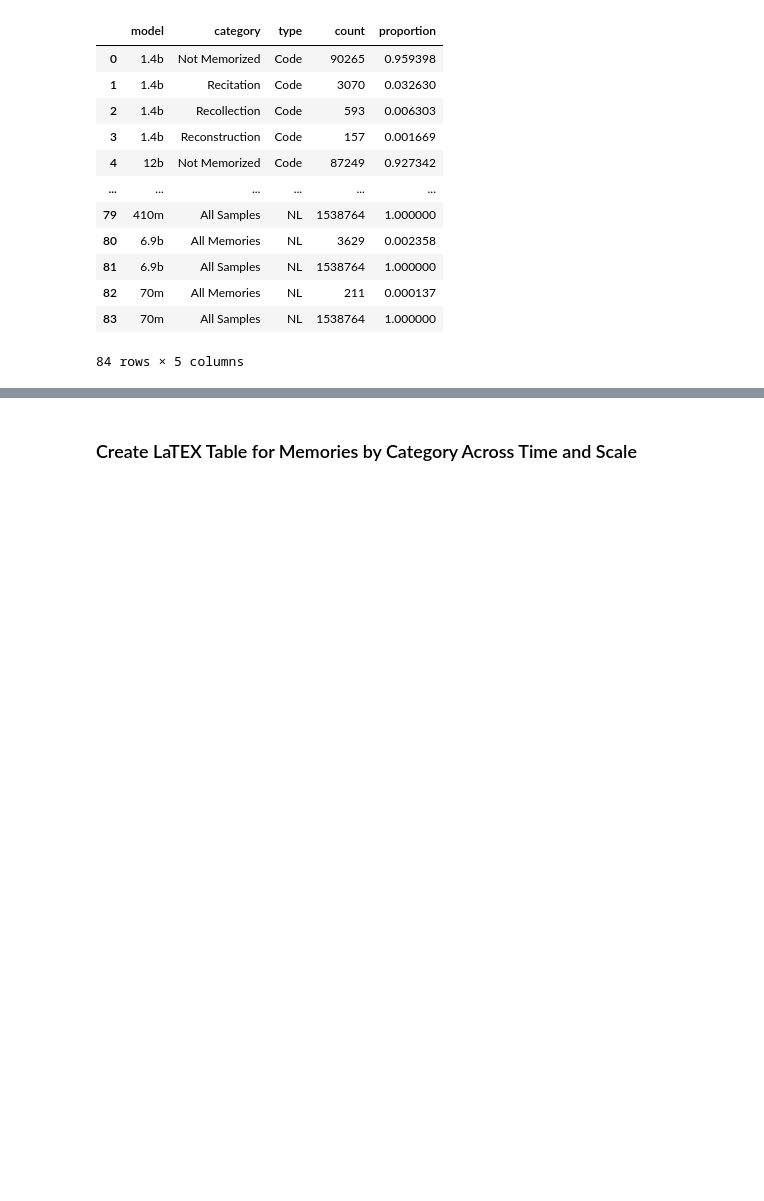
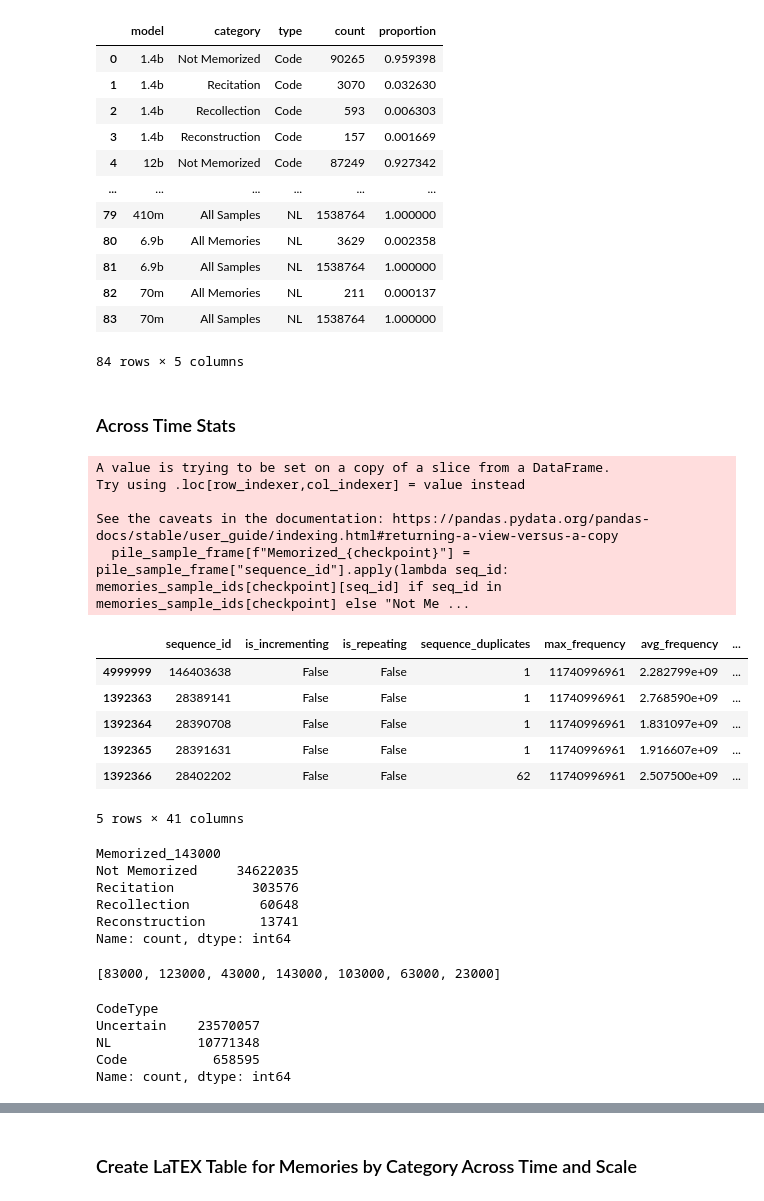
Before and after one commit to EleutherAI/semantic-memorization, a Jupyter notebook: working_dirs/kyle/results_analysis/results_analysis.ipynb, the cells around one changed output, grey strips where cells are left out. Drawn from its saved outputs; the diff is of its cells as text; code cells hidden in the pictures; blank space fills up the shorter version.

```diff
--- a/working_dirs/kyle/results_analysis/results_analysis.ipynb
+++ b/working_dirs/kyle/results_analysis/results_analysis.ipynb
@@ -578,9 +578,9 @@ for row_index, row_category in tqdm(enumerate(["All Memories", "Recitation", "Re
     axes[row_index, 1].tick_params(axis='y', labelsize=10)
 
     # set figure 3
-    intermediate_frame = row_frame[row_frame["Model"] == "12b"]
-    sorted_checkpoints = sorted(sorted(intermediate_frame["TrainingPercentage"].unique(), key=lambda x: int(x)))
-    nl_code_counts_frame_time = intermediate_frame.value_counts(["TrainingPercentage", "CodeType"]).unstack().reindex(sorted_checkpoints)
+    intermediate_frame_plotting = row_frame[row_frame["Model"] == "12b"]
+    sorted_checkpoints = sorted(sorted(intermediate_frame_plotting["TrainingPercentage"].unique(), key=lambda x: int(x)))
+    nl_code_counts_frame_time = intermediate_frame_plotting.value_counts(["TrainingPercentage", "CodeType"]).unstack().reindex(sorted_checkpoints)
     nl_code_counts_frame_time.to_csv(f"{code_stats_dir}/{row_category}_counts_time.csv")
 
     sns.lineplot(ax=axes[row_index, 2], data=nl_code_counts_frame_time, dashes=False, markers=True, markersize=8)
@@ -710,24 +712,24 @@ pile_code_nl_category_counts_scale
   ('70m', 'Recollection'): 6,
   ('70m', 'Reconstruction'): 5}}
 # %%
-all_memories_counts = {}
+all_memories_counts_scale = {}
 sample_types = ["Code", "NL"]
 for sample_type in sample_types:
     for model_name, _ in pile_code_nl_category_counts_scale[sample_type]:
-        if sample_type not in all_memories_counts:
-            all_memories_counts[sample_type] = {}
+        if sample_type not in all_memories_counts_scale:
+            all_memories_counts_scale[sample_type] = {}
 
         memories_count = 0
         for category_name in categories:
             memories_count += pile_code_nl_category_counts_scale[sample_type][(model_name, category_name)]
 
-        all_memories_counts[sample_type][(model_name, "All Memories")] = memories_count
+        all_memories_counts_scale[sample_type][(model_name, "All Memories")] = memories_count
         all_samples_count = memories_count + pile_code_nl_category_counts_scale[sample_type][(model_name, "Not Memorized")]
-        all_memories_counts[sample_type][(model_name, "All Samples")] = all_samples_count
+        all_memories_counts_scale[sample_type][(model_name, "All Samples")] = all_samples_count
 
-for sample_type in all_memories_counts:
-    for model_name, code_type in all_memories_counts[sample_type]:
-        pile_code_nl_category_counts_scale[sample_type][(model_name, code_type)] = all_memories_counts[sample_type][(model_name, code_type)]
+for sample_type in all_memories_counts_scale:
+    for model_name, code_type in all_memories_counts_scale[sample_type]:
+        pile_code_nl_category_counts_scale[sample_type][(model_name, code_type)] = all_memories_counts_scale[sample_type][(model_name, code_type)]
 
 pile_code_nl_category_counts_scale
 # %% [output]
@@ -749,13 +751,13 @@ pile_code_nl_category_counts_scale
   ('70m', 'All Memories'): 211,
   ('70m', 'All Samples'): 1538764}}
 # %%
-p_memorized_records = []
+p_memorized_records_scale = []
 for sample_type in sample_types:
     for model_name, category in pile_code_nl_category_counts_scale[sample_type]:
         count_memories = pile_code_nl_category_counts_scale[sample_type][(model_name, category)]
         all_sample_type_count = pile_code_nl_category_counts_scale[sample_type][(model_name, "All Samples")]
         p_memorized = count_memories / all_sample_type_count
-        p_memorized_records.append({
+        p_memorized_records_scale.append({
             "model": model_name,
             "category": category,
             "type": sample_type,
@@ -763,7 +765,7 @@ for sample_type in sample_types:
             "proportion": p_memorized
         })
 
-p_memorized_frame_scale = pd.DataFrame(p_memorized_records)
+p_memorized_frame_scale = pd.DataFrame(p_memorized_records_scale)
 p_memorized_frame_scale
 # %% [output]
 |  | model | category | type | count | proportion |
@@ -779,3 +781,29 @@ p_memorized_frame_scale
 | 82 | 70m | All Memories | NL | 211 | 0.000137 |
 | 83 | 70m | All Samples | NL | 1538764 | 1.000000 |
 84 rows × 5 columns
+# %% [markdown]
+### Across Time Stats
+# %%
+memories_sample_ids = {}
+for checkpoint in tqdm(intermediate_frame["Checkpoint"].unique().tolist(), desc="Getting Sample IDs"):
+    sequence_ids = intermediate_frame[intermediate_frame["Checkpoint"] == checkpoint]["sequence_id"].tolist()
+    categories = intermediate_frame[intermediate_frame["Checkpoint"] == checkpoint]["category"].tolist()
+    memories_sample_ids[checkpoint] = {sequence_id: category for sequence_id, category in zip(sequence_ids, categories)}
+
+for checkpoint in tqdm(memories_sample_ids, desc="Setting Memorized Flag"):
+    pile_sample_frame[f"Memorized_{checkpoint}"] = pile_sample_frame["sequence_id"].apply(lambda seq_id: memories_sample_ids[checkpoint][seq_id] if seq_id in memories_sample_ids[checkpoint] else "Not Memorized")
+
+pile_sample_frame.head()
+# %% [output]
+A value is trying to be set on a copy of a slice from a DataFrame.
+Try using .loc[row_indexer,col_indexer] = value instead
+
+See the caveats in the documentation: https://pandas.pydata.org/pandas-docs/stable/user_guide/indexing.html#returning-a-view-versus-a-copy
+  pile_sample_frame[f"Memorized_{checkpoint}"] = pile_sample_frame["sequence_id"].apply(lambda seq_id: memories_sample_ids[checkpoint][seq_id] if seq_id in memories_sample_ids[checkpoint] else "Not Me ...
+|  | sequence_id | is_incrementing | is_repeating | sequence_duplicates | max_frequency | avg_frequency | ... |
+| 4999999 | 146403638 | False | False | 1 | 11740996961 | 2.282799e+09 | ... |
+| 1392363 | 28389141 | False | False | 1 | 11740996961 | 2.768590e+09 | ... |
+| 1392364 | 28390708 | False | False | 1 | 11740996961 | 1.831097e+09 | ... |
+| 1392365 | 28391631 | False | False | 1 | 11740996961 | 1.916607e+09 | ... |
+| 1392366 | 28402202 | False | False | 62 | 11740996961 | 2.507500e+09 | ... |
+5 rows × 41 columns
@@ -781,0 +830,21 @@ p_memorized_frame_scale
+# %%
+pile_sample_frame.value_counts("Memorized_143000")
+# %% [output]
+Memorized_143000
+Not Memorized     34622035
+Recitation          303576
+Recollection         60648
+Reconstruction       13741
+Name: count, dtype: int64
+# %%
+intermediate_frame["Checkpoint"].unique().tolist()
+# %% [output]
+[83000, 123000, 43000, 143000, 103000, 63000, 23000]
+# %%
+pile_sample_frame["CodeType"].value_counts()
+# %% [output]
+CodeType
+Uncertain    23570057
+NL           10771348
+Code           658595
+Name: count, dtype: int64
```
Also changed, not shown: parts of 6 cells of this notebook, 5 other files.
